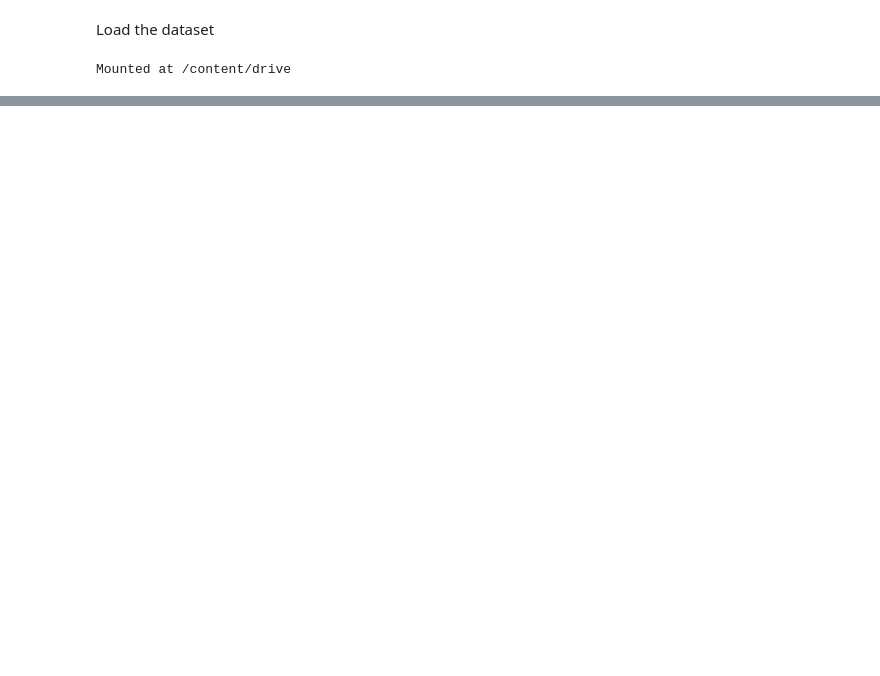
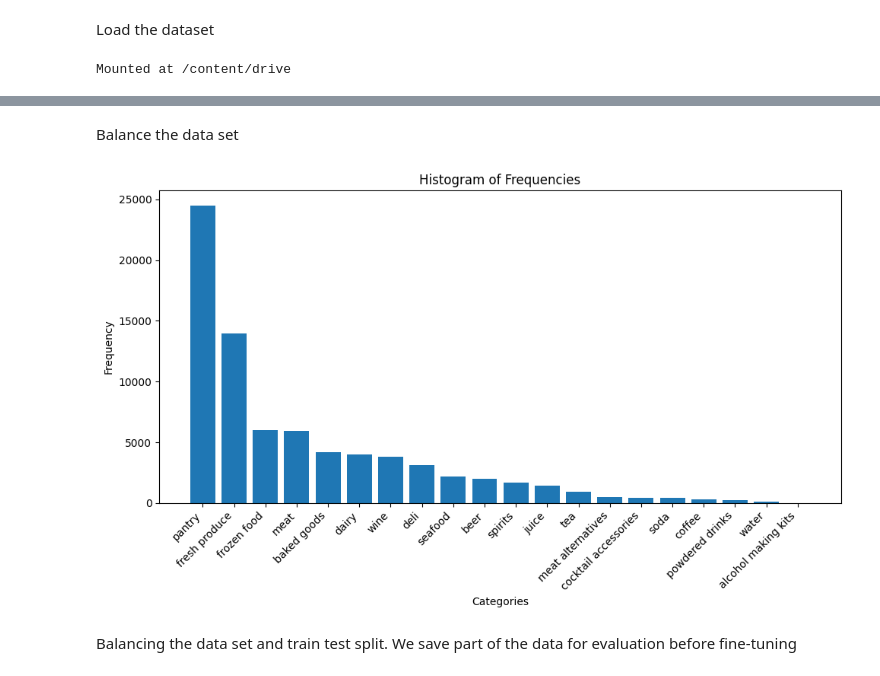
Before and after one commit to EIB-Restaurant/burnt_labels, a Jupyter notebook: classification.ipynb, the cells around one changed output, grey strips where cells are left out. Saved outputs shown, nothing was run; the diff lists cells and outputs as text; code cells hidden in the pictures; blank space fills up the shorter version.

Commit message:
Changes added in fine tuning

```diff
--- a/classification.ipynb
+++ b/classification.ipynb
@@ -86,6 +85,8 @@ Mounted at /content/drive
 # %%
 df['Category']=[df['label'][i].split('/')[0] for i in range(len(df))]
 df['Sub-Category']=[df['label'][i].split('/')[1] for i in range(len(df))]
-#df.drop(['link','typeID'],axis=1,inplace=True)
-df.sample(3)
+df.drop(['link','typeID'],axis=1,inplace=True)
+print(df.sample(3))
+print(df['Category'].unique())
+print(df['Sub-Category'].unique())
 # %% [output]
@@ -101,0 +123,3 @@ Train-test split
+# %%
+sub_df=df["Sub-Category"].value_counts()
+sub_df
@@ -101,0 +146,17 @@ Train-test split
+# %% [markdown]
+Balance the data set
+# %%
+import matplotlib.pyplot as plt
+
+plt.figure(figsize=(10, 6))
+plt.bar(sub_df.index, sub_df.values)
+plt.xlabel('Categories')
+plt.ylabel('Frequency')
+plt.title('Histogram of Frequencies')
+plt.xticks(rotation=45, ha='right')
+plt.tight_layout()
+plt.show()
+# %% [output]
+[figure, added]
+# %% [markdown]
+Balancing the data set and train test split. We save part of the data for evaluation before fine-tuning
```
Also changed, not shown: parts of 38 cells of this notebook.
